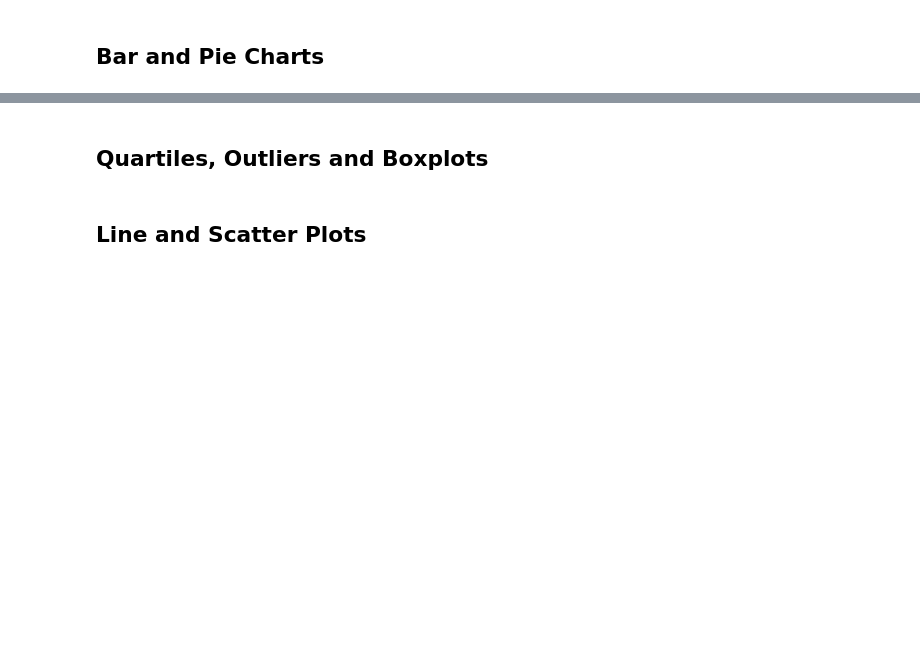
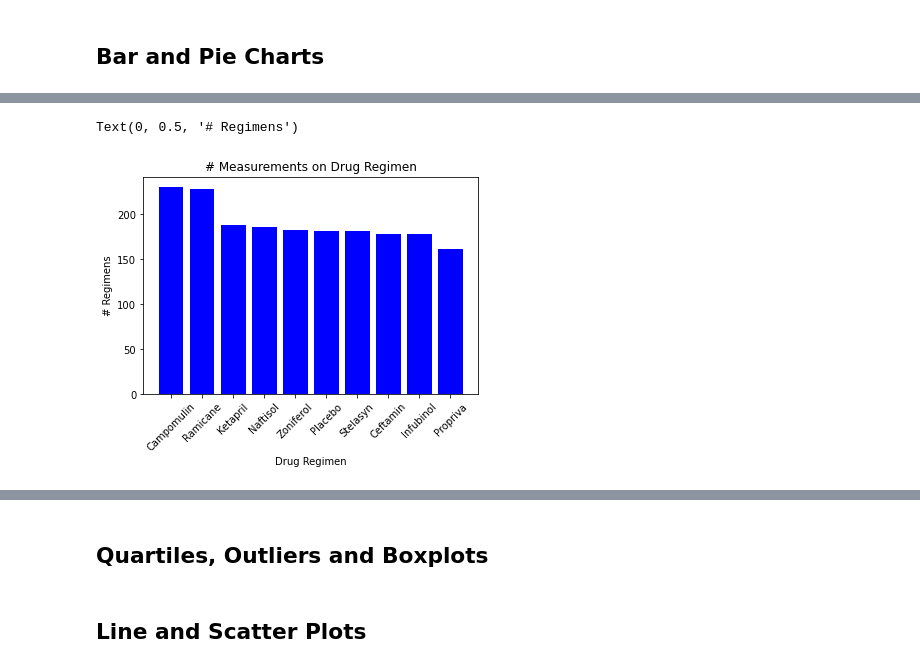
Before and after one commit to jgmoore10/matplotlib, a Jupyter notebook: Pymaceuticals/pymaceuticals_starter.ipynb, the cells around one changed output, grey strips where cells are left out. Drawn from its saved outputs; the diff is of its cells as text; code cells hidden in the pictures; blank space fills up the shorter version.

```diff
--- a/Pymaceuticals/pymaceuticals_starter.ipynb
+++ b/Pymaceuticals/pymaceuticals_starter.ipynb
@@ -135,2 +158,21 @@ number_drug_measurements_regimen.plot(kind="bar", figsize=(10,3))
+# %%
+# Generate a bar plot showing the total number of measurements taken on each drug regimen using pyplot.
+labels = ["Campomulin", "Ramicane", "Ketapril", "Naftisol", "Zoniferol", "Placebo", "Stelasyn", "Ceftamin", "Infubinol", "Propriva"]
+
+x_axis = np.arange(len(labels))
+y_axis = mouse_df['Drug Regimen'].value_counts()
+
+plt.bar(x_axis, y_axis, color='b', alpha=1, align="center")
+tick_locations = [value for value in x_axis]
+plt.xticks(tick_locations, labels,rotation=45)
+
+
+
+plt.title("# Measurements on Drug Regimen")
+plt.xlabel("Drug Regimen")
+plt.ylabel("# Regimens")
+# %% [output]
+Text(0, 0.5, '# Regimens')
+[figure, added]
 # %%
 # Generate a pie plot showing the distribution of female versus male mice using pandas
```
Also changed, not shown: parts of 7 cells of this notebook, 1 other file.
